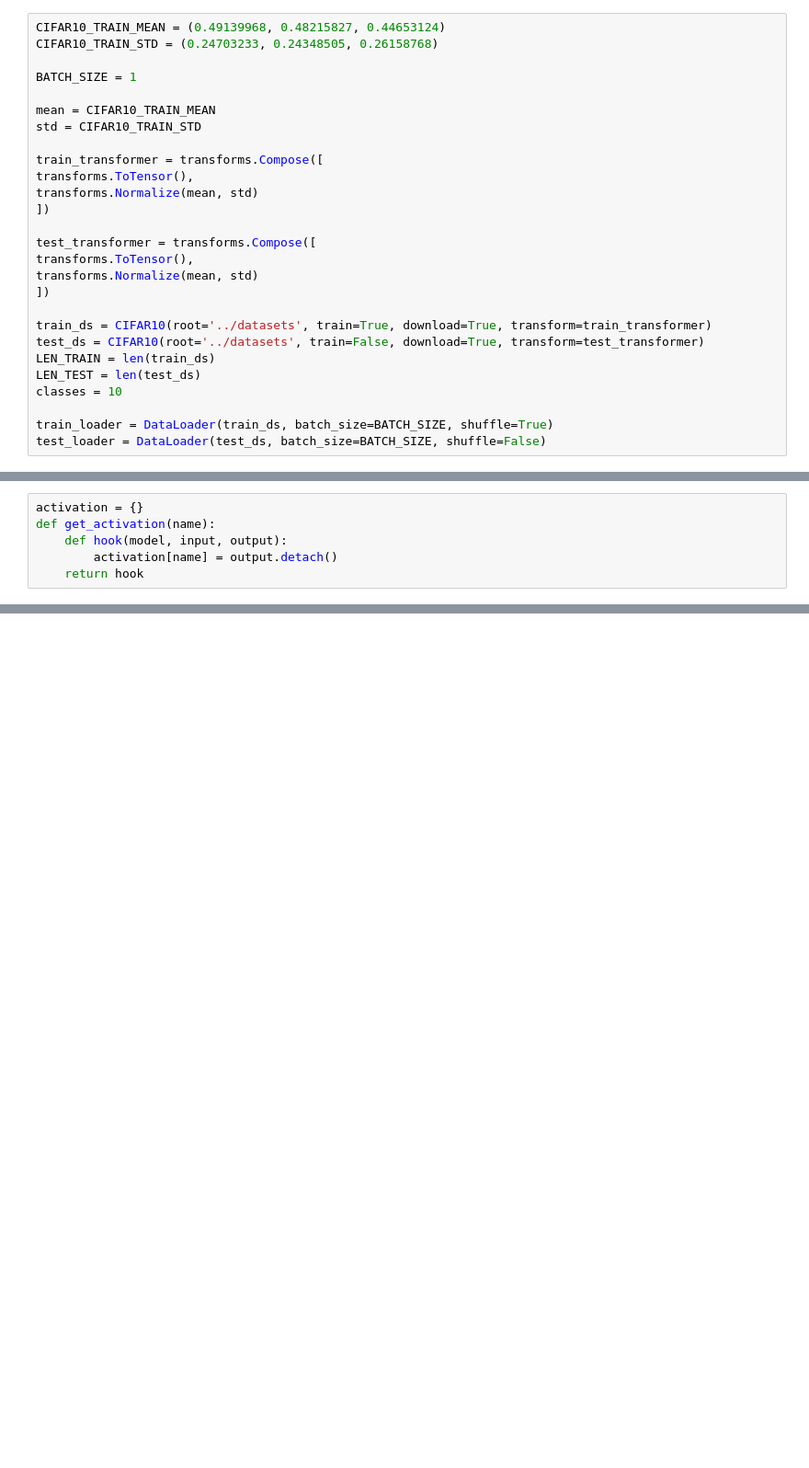
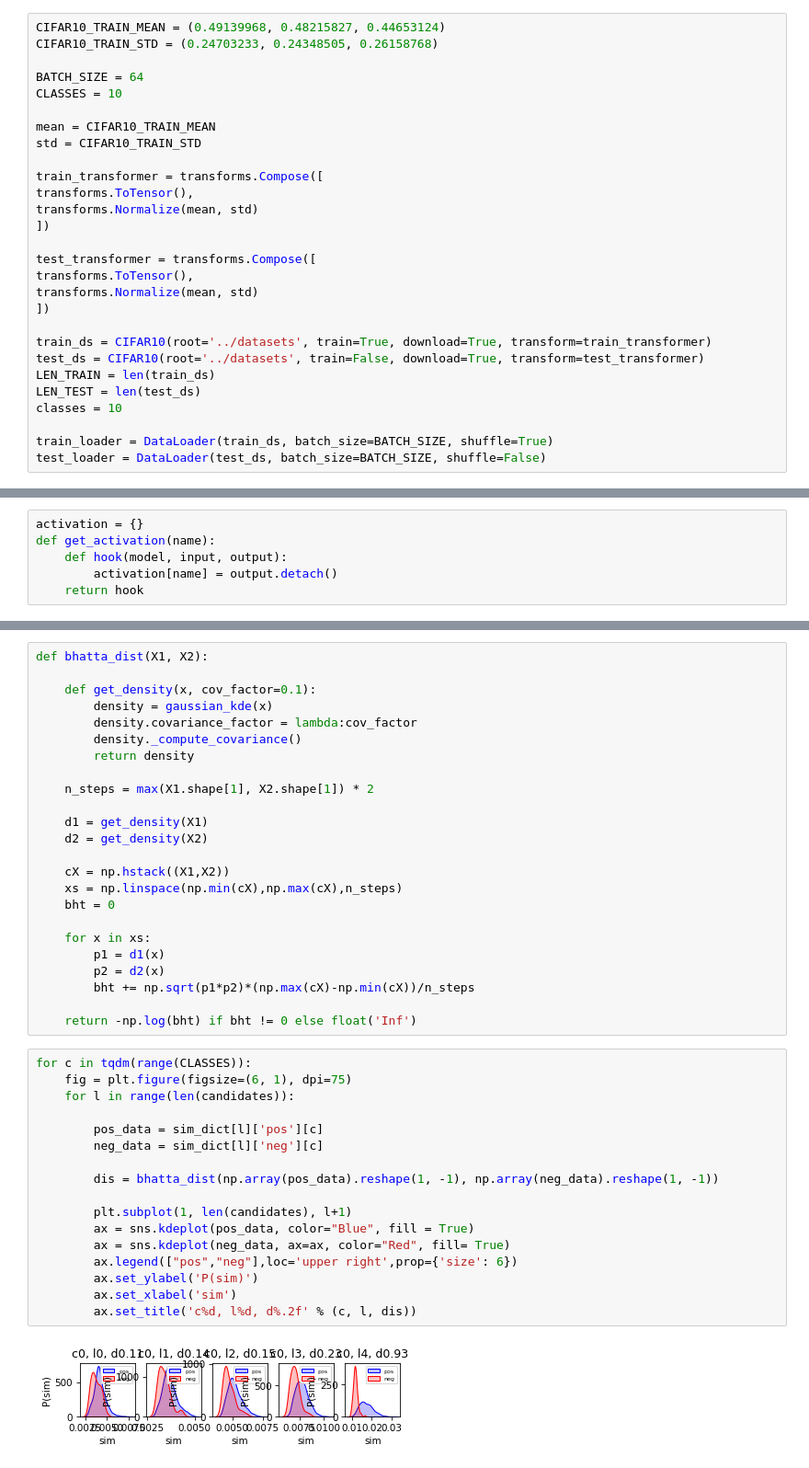
Before and after one commit to ZhenglinPan/ShallowJudge, a Jupyter notebook: src/resnet18.ipynb, the cells around one changed output, grey strips where cells are left out. Shown: that part at 92% size. Drawn from its saved outputs; the diff is of its cells as text; blank space fills up the shorter version.

```diff
--- a/src/resnet18.ipynb
+++ b/src/resnet18.ipynb
@@ -18,7 +23,8 @@ True
 CIFAR10_TRAIN_MEAN = (0.49139968, 0.48215827, 0.44653124)
 CIFAR10_TRAIN_STD = (0.24703233, 0.24348505, 0.26158768)
 
-BATCH_SIZE = 1
+BATCH_SIZE = 64
+CLASSES = 10
 
 mean = CIFAR10_TRAIN_MEAN
 std = CIFAR10_TRAIN_STD
@@ -87,0 +197,43 @@ with tqdm(train_loader, unit="batch") as tepoch:
+# %%
+def bhatta_dist(X1, X2):
+
+    def get_density(x, cov_factor=0.1):
+        density = gaussian_kde(x)
+        density.covariance_factor = lambda:cov_factor
+        density._compute_covariance()
+        return density
+
+    n_steps = max(X1.shape[1], X2.shape[1]) * 2
+
+    d1 = get_density(X1)
+    d2 = get_density(X2)
+
+    cX = np.hstack((X1,X2))
+    xs = np.linspace(np.min(cX),np.max(cX),n_steps)
+    bht = 0
+
+    for x in xs:
+        p1 = d1(x)
+        p2 = d2(x)
+        bht += np.sqrt(p1*p2)*(np.max(cX)-np.min(cX))/n_steps
+
+    return -np.log(bht) if bht != 0 else float('Inf')
+# %%
+for c in tqdm(range(CLASSES)):
+    fig = plt.figure(figsize=(6, 1), dpi=75)
+    for l in range(len(candidates)):
+
+        pos_data = sim_dict[l]['pos'][c]
+        neg_data = sim_dict[l]['neg'][c]
+
+        dis = bhatta_dist(np.array(pos_data).reshape(1, -1), np.array(neg_data).reshape(1, -1))
+
+        plt.subplot(1, len(candidates), l+1)
+        ax = sns.kdeplot(pos_data, color="Blue", fill = True)
+        ax = sns.kdeplot(neg_data, ax=ax, color="Red", fill= True)
+        ax.legend(["pos","neg"],loc='upper right',prop={'size': 6})
+        ax.set_ylabel('P(sim)')
+        ax.set_xlabel('sim')
+        ax.set_title('c%d, l%d, d%.2f' % (c, l, dis))
+# %% [output]
+[figure, added]
```
Also changed, not shown: parts of 8 cells of this notebook.
